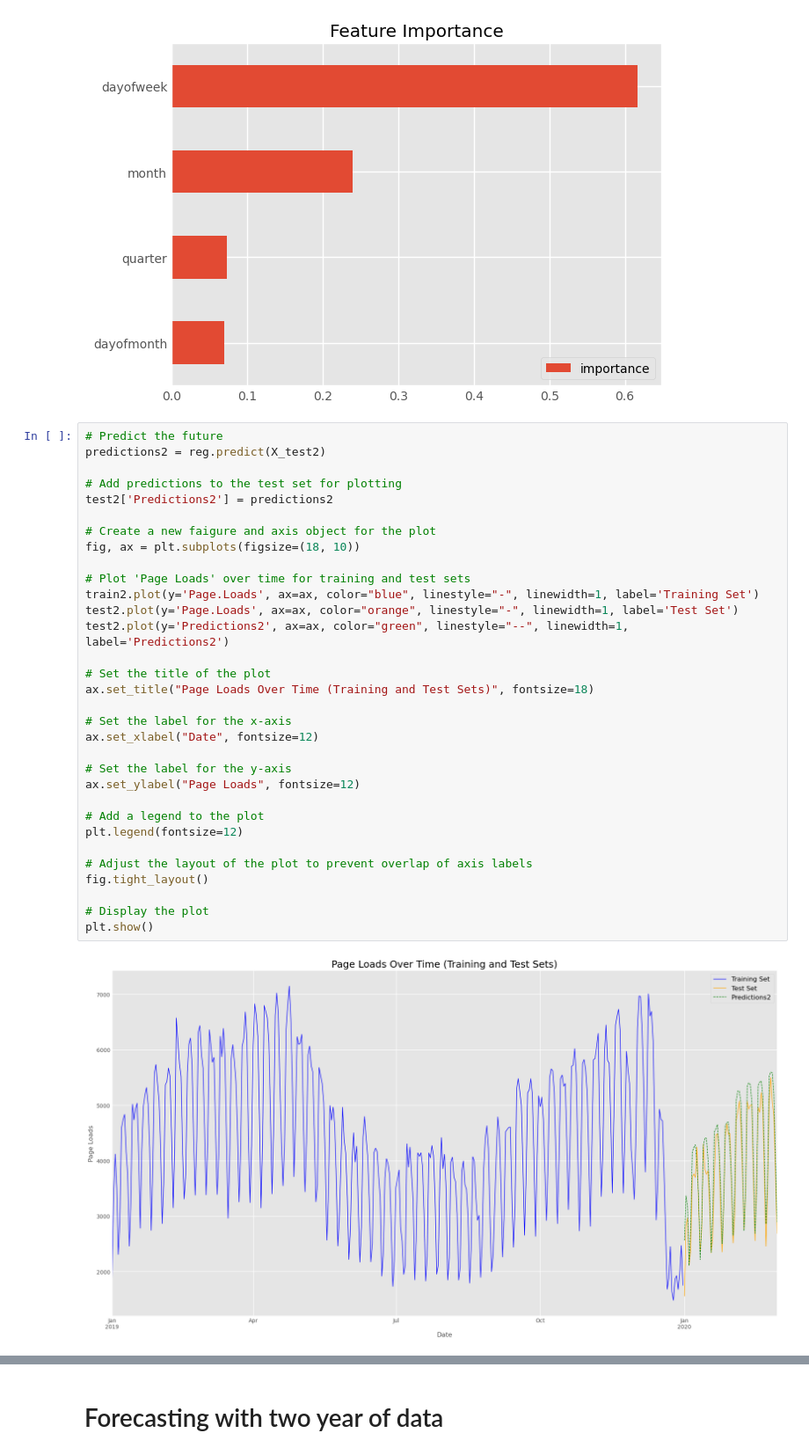
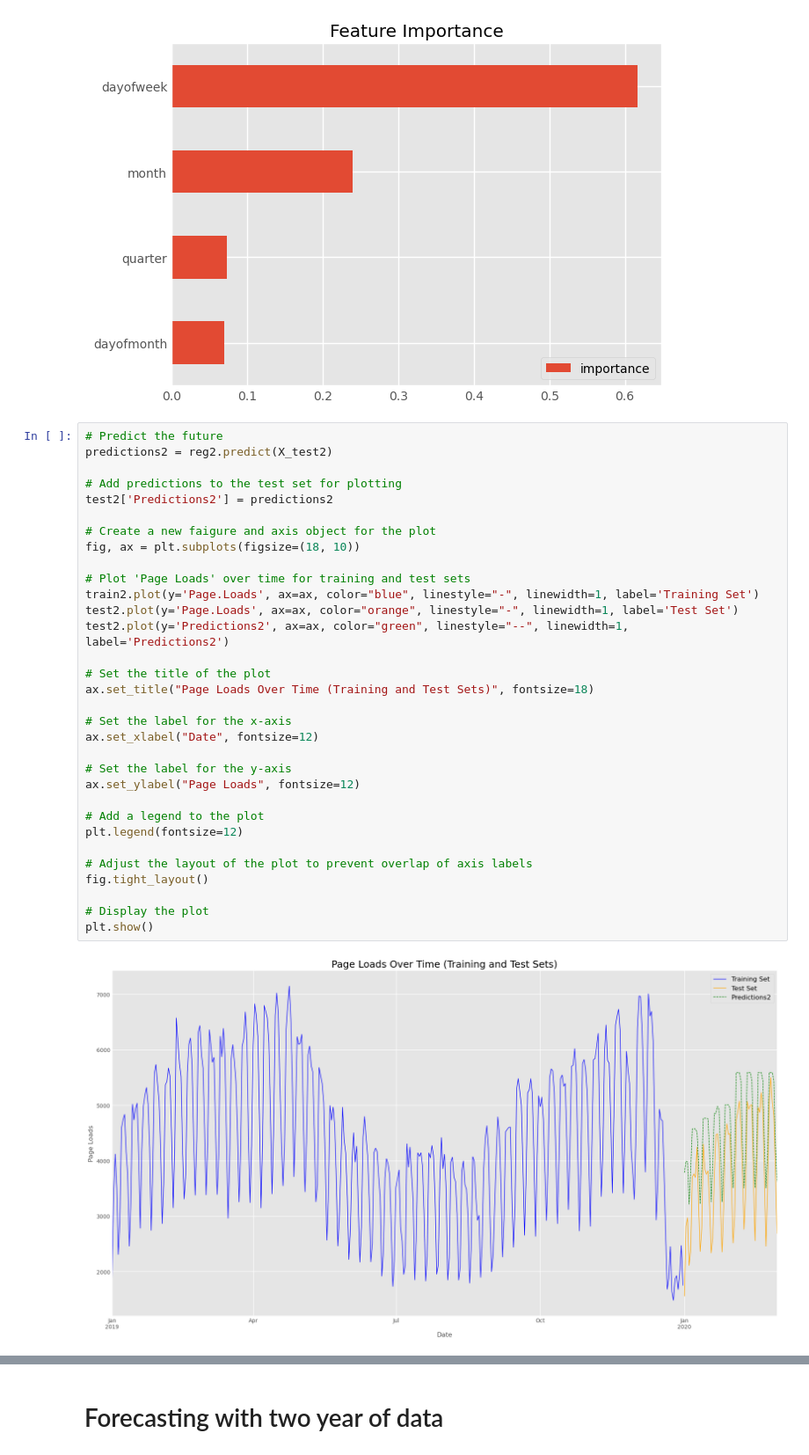
Before and after one commit to sebgro98/traffic-prediction, a Jupyter notebook: XGBoost2Month.ipynb, the cells around one changed output, grey strips where cells are left out. Shown at 88% size. Cells and saved outputs as stored; diff of their text form.

```diff
--- a/XGBoost2Month.ipynb
+++ b/XGBoost2Month.ipynb
@@ -318,38 +318,38 @@ plt.show()
 [figure]
 # %%
 # Predict the future
-predictions2 = reg.predict(X_test2)
+predictions2 = reg2.predict(X_test2)
 
 # Add predictions to the test set for plotting
 test2['Predictions2'] = predictions2
 
 # Create a new faigure and axis object for the plot
 fig, ax = plt.subplots(figsize=(18, 10))
 
 # Plot 'Page Loads' over time for training and test sets
 train2.plot(y='Page.Loads', ax=ax, color="blue", linestyle="-", linewidth=1, label='Training Set')
 test2.plot(y='Page.Loads', ax=ax, color="orange", linestyle="-", linewidth=1, label='Test Set')
 test2.plot(y='Predictions2', ax=ax, color="green", linestyle="--", linewidth=1, label='Predictions2')
 
 # Set the title of the plot
 ax.set_title("Page Loads Over Time (Training and Test Sets)", fontsize=18)
 
 # Set the label for the x-axis
 ax.set_xlabel("Date", fontsize=12)
 
 # Set the label for the y-axis
 ax.set_ylabel("Page Loads", fontsize=12)
 
 # Add a legend to the plot
 plt.legend(fontsize=12)
 
 # Adjust the layout of the plot to prevent overlap of axis labels
 fig.tight_layout()
 
 # Display the plot
 plt.show()
 # %% [output]
-[figure, old version]
+[figure, new version]
 # %%
 # Filter the DataFrame for the specified period
 period_data2 = test2.loc[(test2.index >= split_date2) & (test2.index < test_end_date2)]
```
Also changed, not shown: parts of 4 cells of this notebook.
